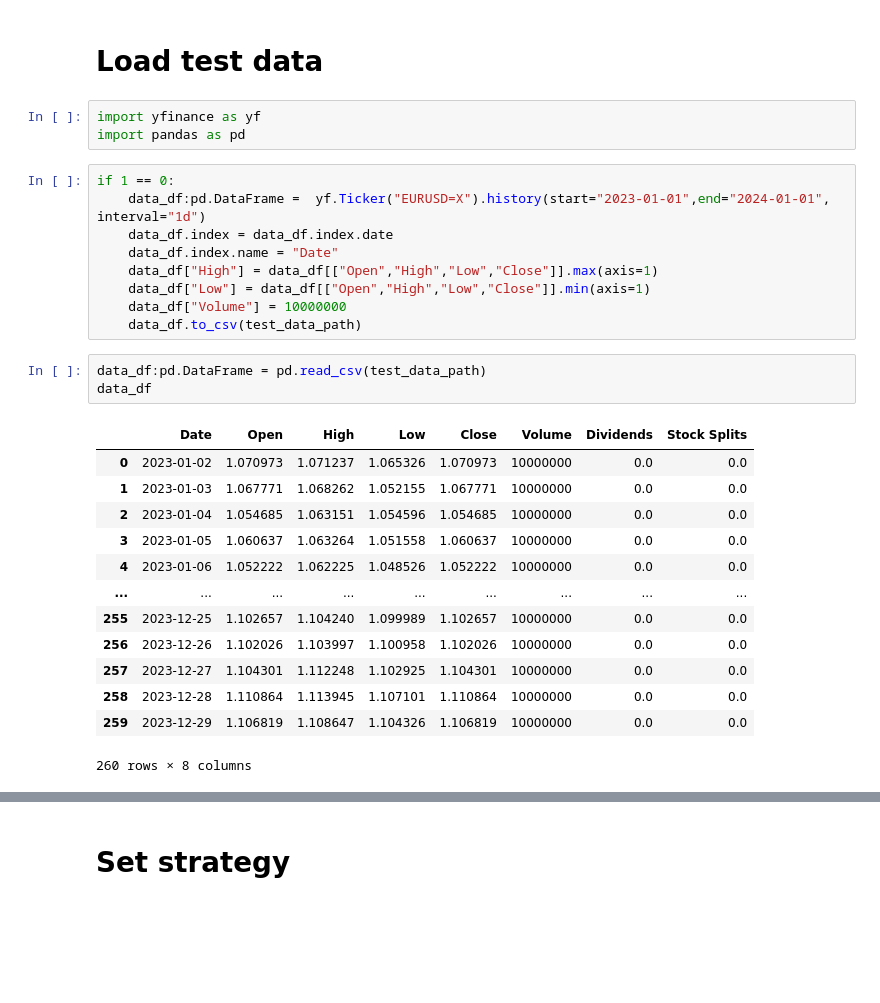
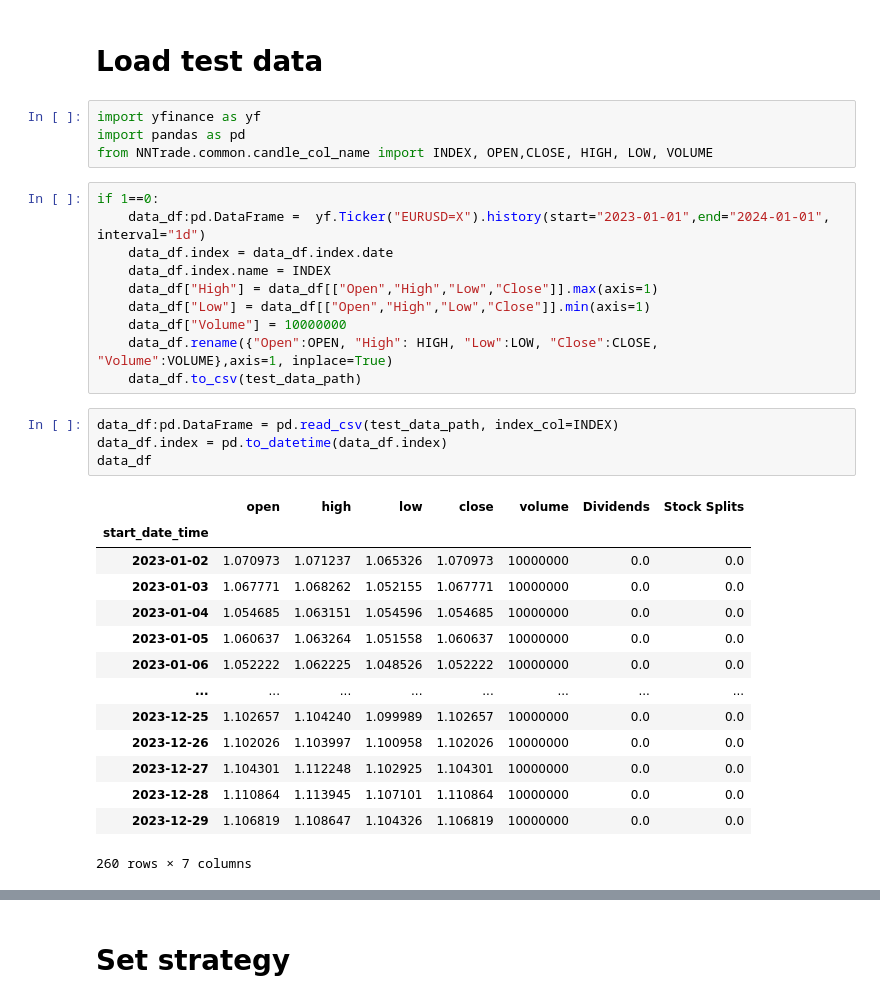
Before and after one commit to NNTrade/StrategyTesterOptimizer, a Jupyter notebook: example/PyAlgoTrade_example.ipynb, the cells around one changed output, grey strips where cells are left out. Cells and saved outputs as stored; diff of their text form; blank space fills up the shorter version.

Commit message:
fix problem with data source. Finish example

```diff
--- a/example/simple_example.ipynb
+++ b/example/PyAlgoTrade_example.ipynb
@@ -7,29 +7,33 @@ test_data_path = "./tmp/test.csv"
 # %%
 import yfinance as yf
 import pandas as pd
+from NNTrade.common.candle_col_name import INDEX, OPEN,CLOSE, HIGH, LOW, VOLUME
 # %%
-if 1 == 0:
+if 1==0:
     data_df:pd.DataFrame =  yf.Ticker("EURUSD=X").history(start="2023-01-01",end="2024-01-01", interval="1d")
     data_df.index = data_df.index.date
-    data_df.index.name = "Date"
+    data_df.index.name = INDEX
     data_df["High"] = data_df[["Open","High","Low","Close"]].max(axis=1)
     data_df["Low"] = data_df[["Open","High","Low","Close"]].min(axis=1)
     data_df["Volume"] = 10000000
+    data_df.rename({"Open":OPEN, "High": HIGH, "Low":LOW, "Close":CLOSE, "Volume":VOLUME},axis=1, inplace=True)
     data_df.to_csv(test_data_path)
 # %%
-data_df:pd.DataFrame = pd.read_csv(test_data_path)
+data_df:pd.DataFrame = pd.read_csv(test_data_path, index_col=INDEX)
+data_df.index = pd.to_datetime(data_df.index)
 data_df
 # %% [output]
-|  | Date | Open | High | Low | Close | Volume | Dividends | Stock Splits |
-| 0 | 2023-01-02 | 1.070973 | 1.071237 | 1.065326 | 1.070973 | 10000000 | 0.0 | 0.0 |
-| 1 | 2023-01-03 | 1.067771 | 1.068262 | 1.052155 | 1.067771 | 10000000 | 0.0 | 0.0 |
-| 2 | 2023-01-04 | 1.054685 | 1.063151 | 1.054596 | 1.054685 | 10000000 | 0.0 | 0.0 |
-| 3 | 2023-01-05 | 1.060637 | 1.063264 | 1.051558 | 1.060637 | 10000000 | 0.0 | 0.0 |
-| 4 | 2023-01-06 | 1.052222 | 1.062225 | 1.048526 | 1.052222 | 10000000 | 0.0 | 0.0 |
-| ... | ... | ... | ... | ... | ... | ... | ... | ... |
-| 255 | 2023-12-25 | 1.102657 | 1.104240 | 1.099989 | 1.102657 | 10000000 | 0.0 | 0.0 |
-| 256 | 2023-12-26 | 1.102026 | 1.103997 | 1.100958 | 1.102026 | 10000000 | 0.0 | 0.0 |
-| 257 | 2023-12-27 | 1.104301 | 1.112248 | 1.102925 | 1.104301 | 10000000 | 0.0 | 0.0 |
-| 258 | 2023-12-28 | 1.110864 | 1.113945 | 1.107101 | 1.110864 | 10000000 | 0.0 | 0.0 |
-| 259 | 2023-12-29 | 1.106819 | 1.108647 | 1.104326 | 1.106819 | 10000000 | 0.0 | 0.0 |
+|  | open | high | low | close | volume | Dividends | Stock Splits |
+| start_date_time |  |  |  |  |  |  |  |
+| 2023-01-02 | 1.070973 | 1.071237 | 1.065326 | 1.070973 | 10000000 | 0.0 | 0.0 |
+| 2023-01-03 | 1.067771 | 1.068262 | 1.052155 | 1.067771 | 10000000 | 0.0 | 0.0 |
+| 2023-01-04 | 1.054685 | 1.063151 | 1.054596 | 1.054685 | 10000000 | 0.0 | 0.0 |
+| 2023-01-05 | 1.060637 | 1.063264 | 1.051558 | 1.060637 | 10000000 | 0.0 | 0.0 |
+| 2023-01-06 | 1.052222 | 1.062225 | 1.048526 | 1.052222 | 10000000 | 0.0 | 0.0 |
+| ... | ... | ... | ... | ... | ... | ... | ... |
+| 2023-12-25 | 1.102657 | 1.104240 | 1.099989 | 1.102657 | 10000000 | 0.0 | 0.0 |
+| 2023-12-26 | 1.102026 | 1.103997 | 1.100958 | 1.102026 | 10000000 | 0.0 | 0.0 |
+| 2023-12-27 | 1.104301 | 1.112248 | 1.102925 | 1.104301 | 10000000 | 0.0 | 0.0 |
+| 2023-12-28 | 1.110864 | 1.113945 | 1.107101 | 1.110864 | 10000000 | 0.0 | 0.0 |
+| 2023-12-29 | 1.106819 | 1.108647 | 1.104326 | 1.106819 | 10000000 | 0.0 | 0.0 |
-260 rows × 8 columns
+260 rows × 7 columns
```
Also changed, not shown: parts of 16 cells of this notebook, 24 other files.
